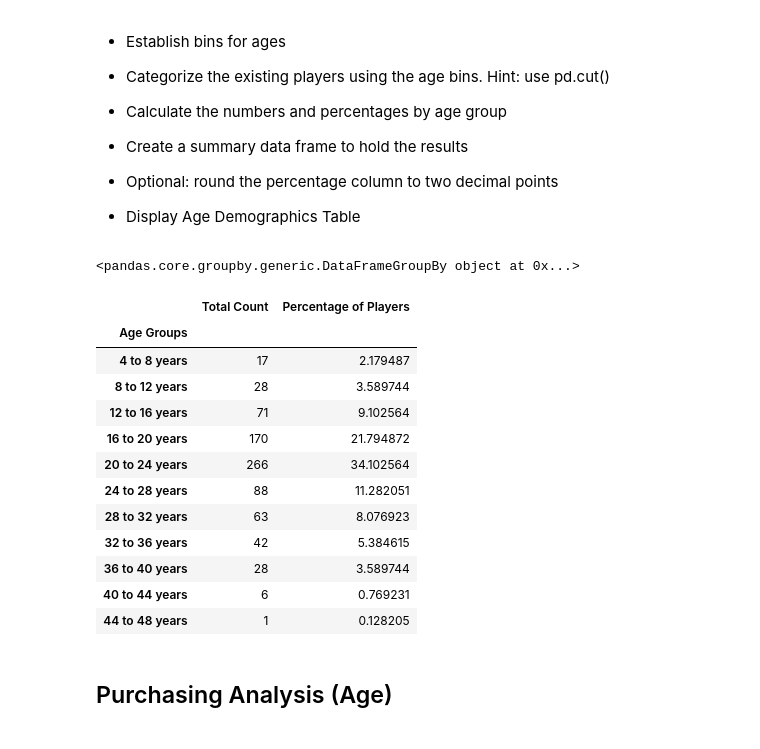
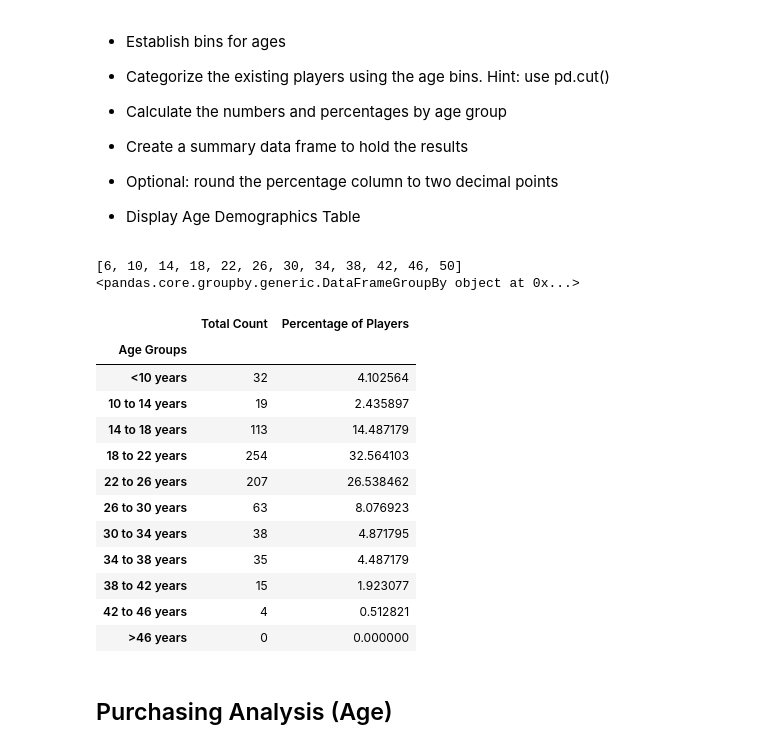
Before and after one commit to mmarange/pandas-challenge, a Jupyter notebook: 02-Case-Assignment/HeroesOfPymoli/HeroesOfPymoli_starter_submitted.ipynb, the cells around one changed output. Saved outputs shown, nothing was run; the diff lists cells and outputs as text; code cells hidden in the pictures.

```diff
--- a/02-Case-Assignment/HeroesOfPymoli/HeroesOfPymoli_starter_submitted.ipynb
+++ b/02-Case-Assignment/HeroesOfPymoli/HeroesOfPymoli_starter_submitted.ipynb
@@ -193,40 +196,43 @@ purchasing_analysis
 # %%
 # Find group range and create age groups
 # SPORT OUT FORMATTING, AND BIN BOUNDARIES
 x = purchase_data["Age"].min()
 y = purchase_data["Age"].max()
 #print(x, y)
 
-z = range(4,50, 4)
+z = range(6,51, 4)
+
 bins = [bins for bins in z]
-labels =['4 to 8 years', '8 to 12 years', '12 to 16 years', '16 to 20 years', '20 to 24 years',\
-        '24 to 28 years', '28 to 32 years', '32 to 36 years', '36 to 40 years', '40 to 44 years', '44 to 48 years']
+#print(bins)
+labels =['<10 years', '10 to 14 years', '14 to 18 years', '18 to 22 years', '22 to 26 years',\
+        '26 to 30 years', '30 to 34 years', '34 to 38 years', '38 to 42 years', '42 to 46 years', '>46 years']
 
 pd.cut(purchase_data["Age"], bins, labels=labels).head()
 purchase_data["Age Groups"] = pd.cut(purchase_data["Age"], bins, labels=labels)
 
 age_group = purchase_data.groupby("Age Groups")
-age_count = age_group["Age groups"].count()
+age_count = age_group["Age Groups"].count()
 age_percent = age_count/total_players * 100
 age_analysis = pd.DataFrame({"Total Count":age_count, "Percentage of Players": age_percent})
 print(age_group)
 #age_percent
 age_analysis
 # %% [output]
+[6, 10, 14, 18, 22, 26, 30, 34, 38, 42, 46, 50]
 <pandas.core.groupby.generic.DataFrameGroupBy object at 0x...>
 |  | Total Count | Percentage of Players |
 | Age Groups |  |  |
-| 4 to 8 years | 17 | 2.179487 |
-| 8 to 12 years | 28 | 3.589744 |
-| 12 to 16 years | 71 | 9.102564 |
-| 16 to 20 years | 170 | 21.794872 |
-| 20 to 24 years | 266 | 34.102564 |
-| 24 to 28 years | 88 | 11.282051 |
-| 28 to 32 years | 63 | 8.076923 |
-| 32 to 36 years | 42 | 5.384615 |
-| 36 to 40 years | 28 | 3.589744 |
-| 40 to 44 years | 6 | 0.769231 |
-| 44 to 48 years | 1 | 0.128205 |
+| <10 years | 32 | 4.102564 |
+| 10 to 14 years | 19 | 2.435897 |
+| 14 to 18 years | 113 | 14.487179 |
+| 18 to 22 years | 254 | 32.564103 |
+| 22 to 26 years | 207 | 26.538462 |
+| 26 to 30 years | 63 | 8.076923 |
+| 30 to 34 years | 38 | 4.871795 |
+| 34 to 38 years | 35 | 4.487179 |
+| 38 to 42 years | 15 | 1.923077 |
+| 42 to 46 years | 4 | 0.512821 |
+| >46 years | 0 | 0.000000 |
 # %% [markdown]
 ## Purchasing Analysis (Age)
 # %% [markdown]
```
Also changed, not shown: parts of 8 cells of this notebook.
